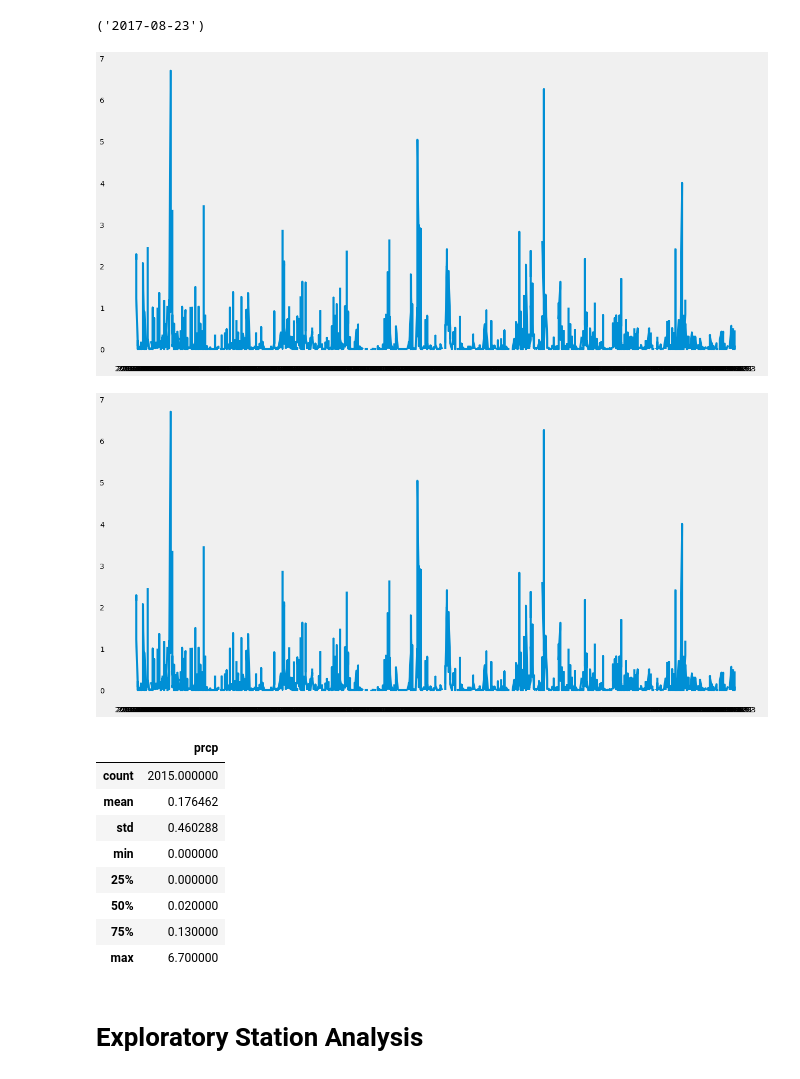
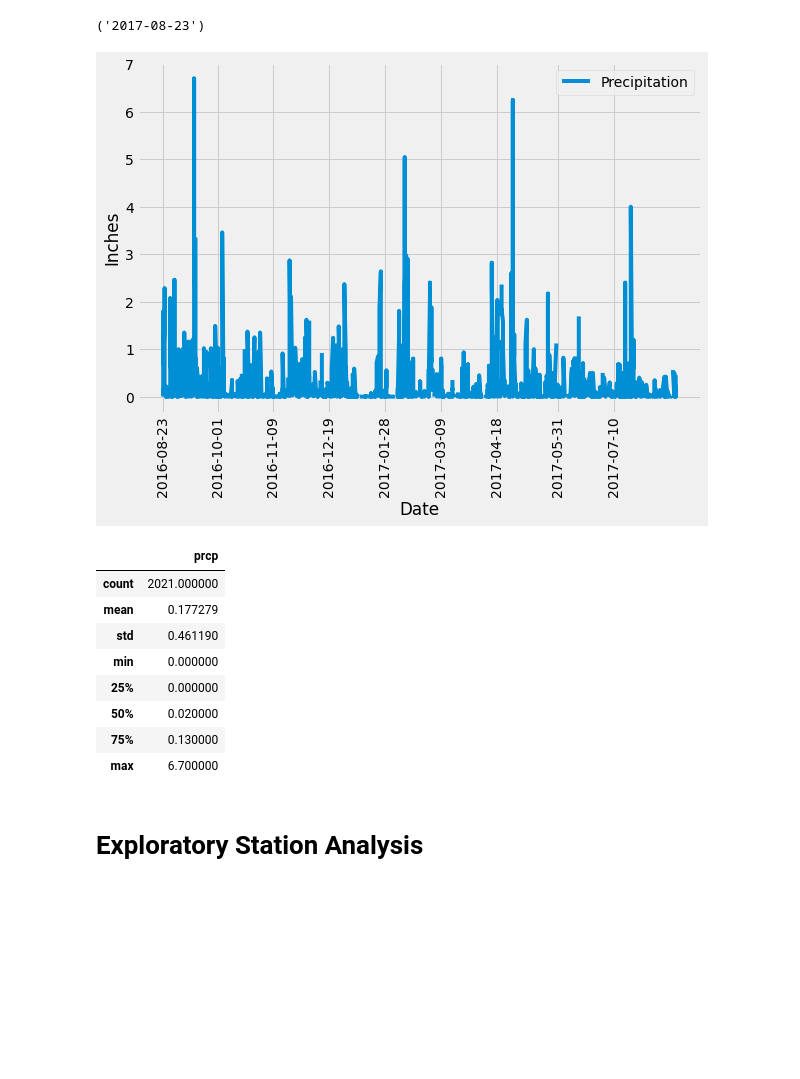
Before and after one commit to AlexMaule/sqlalchemy-challenge, a Jupyter notebook: Starter_Code/Instructions/climate_starter.ipynb, the cells around one changed output. Cells and saved outputs as stored; diff of their text form; code cells hidden in the pictures; blank space fills up the shorter version.

```diff
--- a/Starter_Code/Instructions/climate_starter.ipynb
+++ b/Starter_Code/Instructions/climate_starter.ipynb
@@ -47,44 +47,46 @@ last_date
 # %%
 # Design a query to retrieve the last 12 months of precipitation data and plot the results.
 # Starting from the most recent data point in the database.
 
 # Calculate the date one year from the last date in data set.
 one_year_mark = dt.date(2017, 8, 23) - dt.timedelta(days = 365)
 
 # Perform a query to retrieve the data and precipitation scores
-twelve_months_precp = session.query(Measurement.date, Measurement.prcp).filter(Measurement.date > one_year_mark).all()
+twelve_months_precp = session.query(Measurement.date, Measurement.prcp).\
+                        filter(Measurement.date >= one_year_mark).order_by(Measurement.date).all()
 
 # Save the query results as a Pandas DataFrame and set the index to the date column
 precp_df = pd.DataFrame(twelve_months_precp)
 precp_df = precp_df.set_index('date')
 
 # Sort the dataframe by date
 sorted_precp_df = precp_df.sort_values('date')
 
 # Use Pandas Plotting with Matplotlib to plot the data
-plt.figure(figsize = (20,10))
-plt.plot(sorted_precp_df)
+plt.figure(figsize = (9,6))
+plt.plot(sorted_precp_df, label = "Precipitation")
 
-plt.grid()
+# Creating and positioning the xticks.
+xticks = ['2016-08-23','2016-10-01','2016-11-09','2016-12-19',
+          '2017-01-28','2017-03-09','2017-04-18','2017-05-31','2017-07-10']
+plt.xticks(ticks = xticks, rotation = 90)
+
+# Attaching labels to the axis and inserting the legend.
+plt.xlabel("Date")
+plt.ylabel("Inches")
+plt.legend(loc = 'upper right')
+
 plt.show()
 # %% [output]
-[figure, old version]
+[figure, new version]
-# %%
-plt.figure(figsize = (20,10))
-plt.plot(sorted_precp_df)
-
-plt.grid()
-plt.show()
-# %% [output]
-[figure, removed]
 # %%
 # Use Pandas to calcualte the summary statistics for the precipitation data
 sorted_precp_df.describe()
 # %% [output]
 |  | prcp |
-| count | 2015.000000 |
-| mean | 0.176462 |
-| std | 0.460288 |
+| count | 2021.000000 |
+| mean | 0.177279 |
+| std | 0.461190 |
 | min | 0.000000 |
 | 25% | 0.000000 |
 | 50% | 0.020000 |
```
Also changed, not shown: parts of 3 cells of this notebook, 1 other file.
